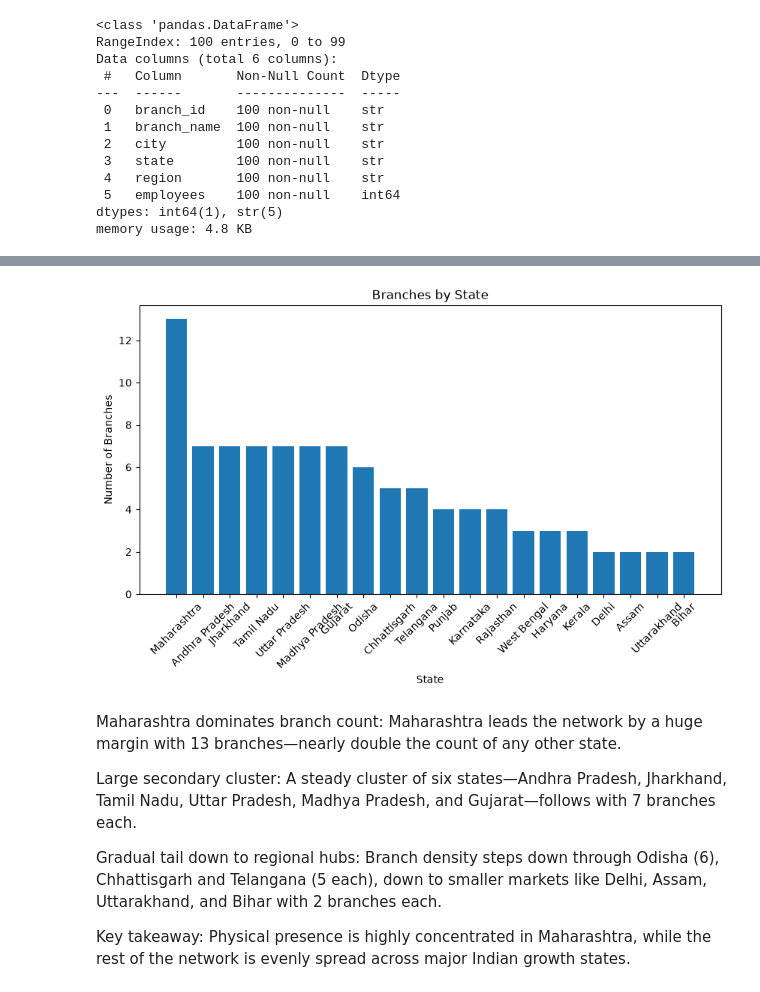
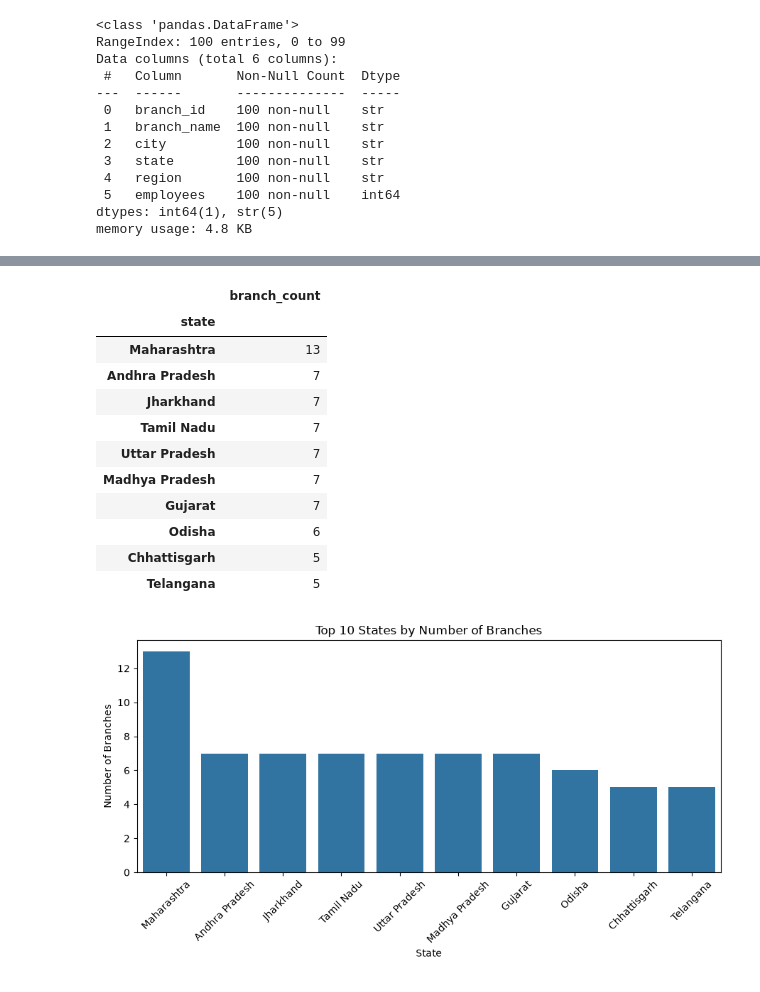
Before and after one commit to Gayatrik04/Banking-Customer-Risk-Analytics, a Jupyter notebook: notebook/05_EDA_Branches.ipynb, the cells around one changed output, grey strips where cells are left out. Drawn from its saved outputs; the diff is of its cells as text; code cells hidden in the pictures.

```diff
--- a/notebook/05_EDA_Branches.ipynb
+++ b/notebook/05_EDA_Branches.ipynb
@@ -19,20 +20,3 @@ Data columns (total 6 columns):
  5   employees    100 non-null    int64
 dtypes: int64(1), str(5)
 memory usage: 4.8 KB
-# %%
-branches["branch_size"] = pd.cut(
-    branches["employees"],
-    bins=[0, 50, 100, 150, 250],
-    labels=["Small", "Medium", "Large", "Very Large"]
-)
-
-branch_size = branches["branch_size"].value_counts().sort_index()
-
-plt.figure(figsize=(7,5))
-plt.bar(branch_size.index.astype(str), branch_size.values)
-
-plt.title("Branch Size Distribution")
-plt.xlabel("Branch Size")
-plt.ylabel("Number of Branches")
-
-plt.show()
@@ -49,6 +22,0 @@ Key takeaway: The network is heavily skewed toward high-capacity hubs (Large and
-# %%
-branches["employee_category"] = pd.cut(
-    branches["employees"],
-    bins=[0,75,125,175,250],
-    labels=["Low","Average","High","Very High"]
-)
@@ -76,23 +69,27 @@ Key takeaway: Physical branch presence is heavily focused in Southern and Northe
 # %%
-state = branches["state"].value_counts()
+state_counts = branches["state"].value_counts().head(10)
 
-plt.figure(figsize=(10,5))
-plt.bar(state.index, state.values)
+display(state_counts.to_frame("branch_count"))
 
-plt.xticks(rotation=45)
-
-plt.title("Branches by State")
+plt.figure(figsize=(9, 5))
+sns.barplot(x=state_counts.index, y=state_counts.values)
+plt.title("Top 10 States by Number of Branches")
 plt.xlabel("State")
 plt.ylabel("Number of Branches")
-
+plt.xticks(rotation=45)
+plt.tight_layout()
 plt.show()
 # %% [output]
+|  | branch_count |
+| state |  |
+| Maharashtra | 13 |
+| Andhra Pradesh | 7 |
+| Jharkhand | 7 |
+| Tamil Nadu | 7 |
+| Uttar Pradesh | 7 |
+| Madhya Pradesh | 7 |
+| Gujarat | 7 |
+| Odisha | 6 |
+| Chhattisgarh | 5 |
+| Telangana | 5 |
-[figure, old version]
+[figure, new version]
-# %% [markdown]
-Maharashtra dominates branch count: Maharashtra leads the network by a huge margin with 13 branches—nearly double the count of any other state.
-
-Large secondary cluster: A steady cluster of six states—Andhra Pradesh, Jharkhand, Tamil Nadu, Uttar Pradesh, Madhya Pradesh, and Gujarat—follows with 7 branches each.
-
-Gradual tail down to regional hubs: Branch density steps down through Odisha (6), Chhattisgarh and Telangana (5 each), down to smaller markets like Delhi, Assam, Uttarakhand, and Bihar with 2 branches each.
-
-Key takeaway: Physical presence is highly concentrated in Maharashtra, while the rest of the network is evenly spread across major Indian growth states.
```
Also changed, not shown: parts of 21 cells of this notebook, 25 other files.
